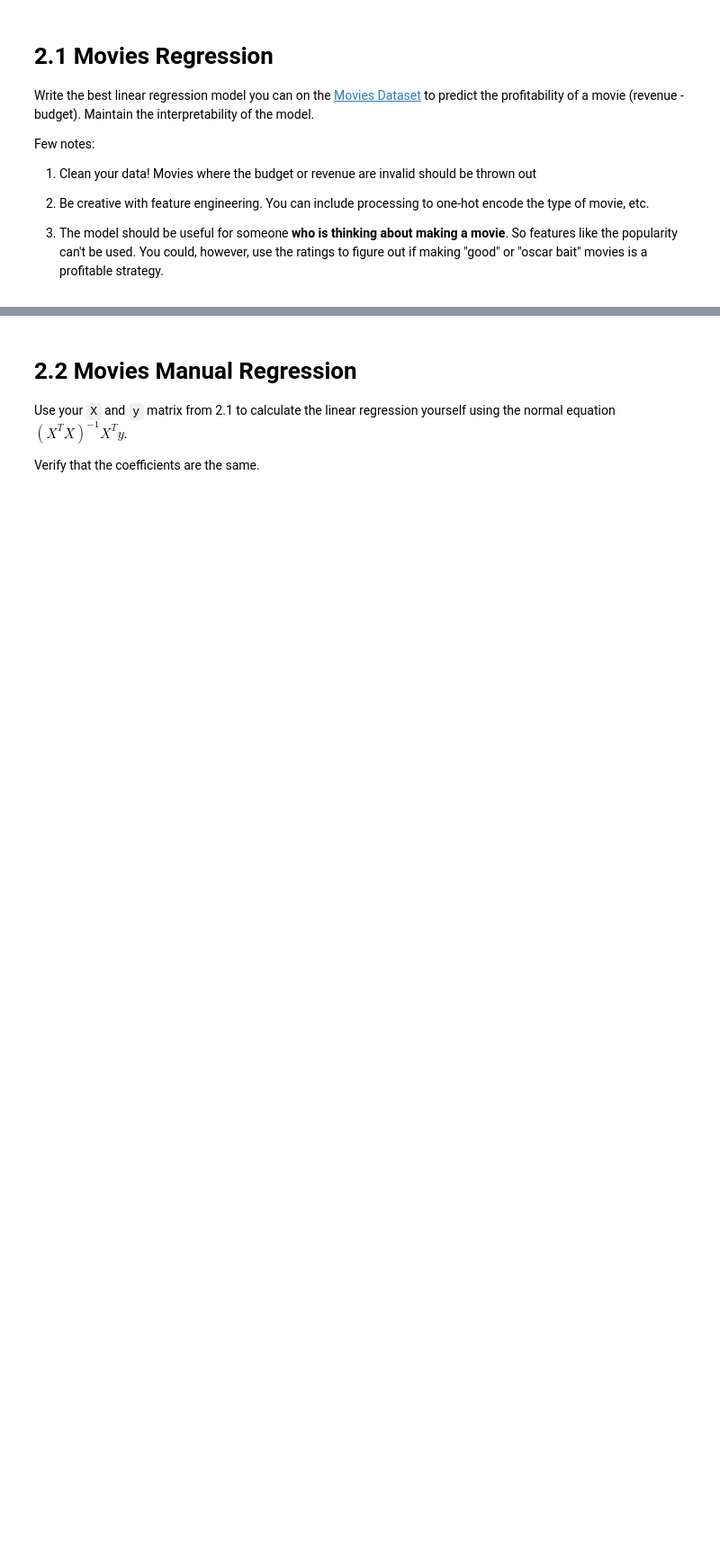
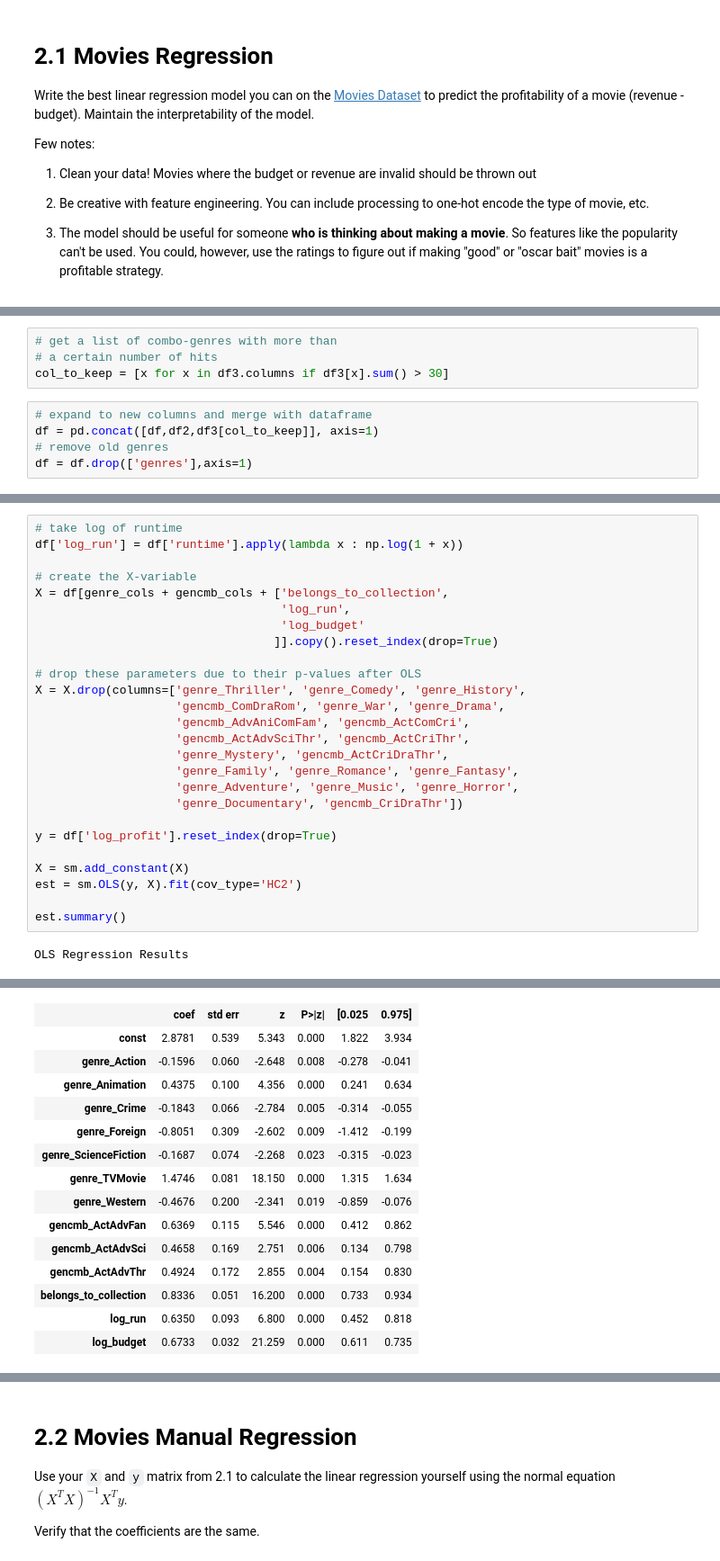
Before and after one commit to cb-ds-1/3-5-optimization, a Jupyter notebook: Workshop_ Maximum likelihood.ipynb, the cells around one changed output, grey strips where cells are left out. Shown at 90% size. Cells and saved outputs as stored; diff of their text form; blank space fills up the shorter version.

```diff
--- a/Workshop_ Maximum likelihood.ipynb
+++ b/Workshop_ Maximum likelihood.ipynb
@@ -47,0 +294,9 @@ Few notes:
+# %%
+# get a list of combo-genres with more than
+# a certain number of hits
+col_to_keep = [x for x in df3.columns if df3[x].sum() > 30]
+# %%
+# expand to new columns and merge with dataframe
+df = pd.concat([df,df2,df3[col_to_keep]], axis=1)
+# remove old genres
+df = df.drop(['genres'],axis=1)
@@ -47,0 +314,28 @@ Few notes:
+# %%
+# take log of runtime
+df['log_run'] = df['runtime'].apply(lambda x : np.log(1 + x))
+
+# create the X-variable
+X = df[genre_cols + gencmb_cols + ['belongs_to_collection',
+                                   'log_run',
+                                   'log_budget'
+                                  ]].copy().reset_index(drop=True)
+
+# drop these parameters due to their p-values after OLS
+X = X.drop(columns=['genre_Thriller', 'genre_Comedy', 'genre_History',
+                    'gencmb_ComDraRom', 'genre_War', 'genre_Drama',
+                    'gencmb_AdvAniComFam', 'gencmb_ActComCri',
+                    'gencmb_ActAdvSciThr', 'gencmb_ActCriThr',
+                    'genre_Mystery', 'gencmb_ActCriDraThr',
+                    'genre_Family', 'genre_Romance', 'genre_Fantasy',
+                    'genre_Adventure', 'genre_Music', 'genre_Horror',
+                    'genre_Documentary', 'gencmb_CriDraThr'])
+
+y = df['log_profit'].reset_index(drop=True)
+
+X = sm.add_constant(X)
+est = sm.OLS(y, X).fit(cov_type='HC2')
+
+est.summary()
+# %% [output]
+OLS Regression Results
@@ -47,0 +351,15 @@ Few notes:
+|  | coef | std err | z | P>|z| | [0.025 | 0.975] |
+| const | 2.8781 | 0.539 | 5.343 | 0.000 | 1.822 | 3.934 |
+| genre_Action | -0.1596 | 0.060 | -2.648 | 0.008 | -0.278 | -0.041 |
+| genre_Animation | 0.4375 | 0.100 | 4.356 | 0.000 | 0.241 | 0.634 |
+| genre_Crime | -0.1843 | 0.066 | -2.784 | 0.005 | -0.314 | -0.055 |
+| genre_Foreign | -0.8051 | 0.309 | -2.602 | 0.009 | -1.412 | -0.199 |
+| genre_ScienceFiction | -0.1687 | 0.074 | -2.268 | 0.023 | -0.315 | -0.023 |
+| genre_TVMovie | 1.4746 | 0.081 | 18.150 | 0.000 | 1.315 | 1.634 |
+| genre_Western | -0.4676 | 0.200 | -2.341 | 0.019 | -0.859 | -0.076 |
+| gencmb_ActAdvFan | 0.6369 | 0.115 | 5.546 | 0.000 | 0.412 | 0.862 |
+| gencmb_ActAdvSci | 0.4658 | 0.169 | 2.751 | 0.006 | 0.134 | 0.798 |
+| gencmb_ActAdvThr | 0.4924 | 0.172 | 2.855 | 0.004 | 0.154 | 0.830 |
+| belongs_to_collection | 0.8336 | 0.051 | 16.200 | 0.000 | 0.733 | 0.934 |
+| log_run | 0.6350 | 0.093 | 6.800 | 0.000 | 0.452 | 0.818 |
+| log_budget | 0.6733 | 0.032 | 21.259 | 0.000 | 0.611 | 0.735 |
```
Also changed, not shown: parts of 35 cells of this notebook.
